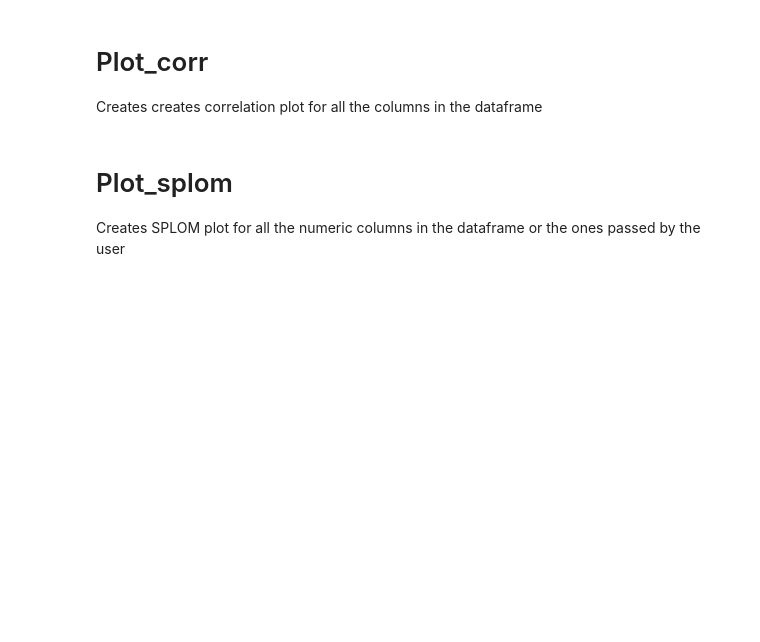
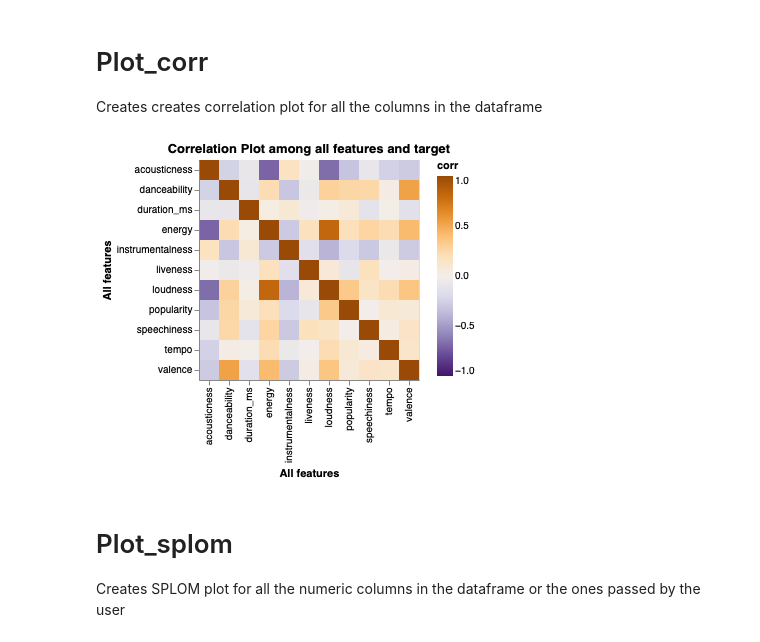
Before and after one commit to UBC-MDS/Simplefit, a Jupyter notebook: docs/example.ipynb, the cells around one changed output. Saved outputs shown, nothing was run; the diff lists cells and outputs as text; code cells hidden in the pictures; blank space fills up the shorter version.

Commit message:
Plot 2 added

```diff
--- a/docs/example.ipynb
+++ b/docs/example.ipynb
@@ -68,6 +68,10 @@ plot_distributions(df, bins = 40, dist_cols=['danceability', 'duration_ms', 'ene
 # %% [markdown]
 # Plot_corr
 Creates creates correlation plot for all the columns in the dataframe
+# %%
+plot_corr(df, corr='spearman')
+# %% [output]
+[figure, added]
 # %% [markdown]
 # Plot_splom
 Creates SPLOM plot for all the numeric columns in the dataframe or the ones passed by the user
```
